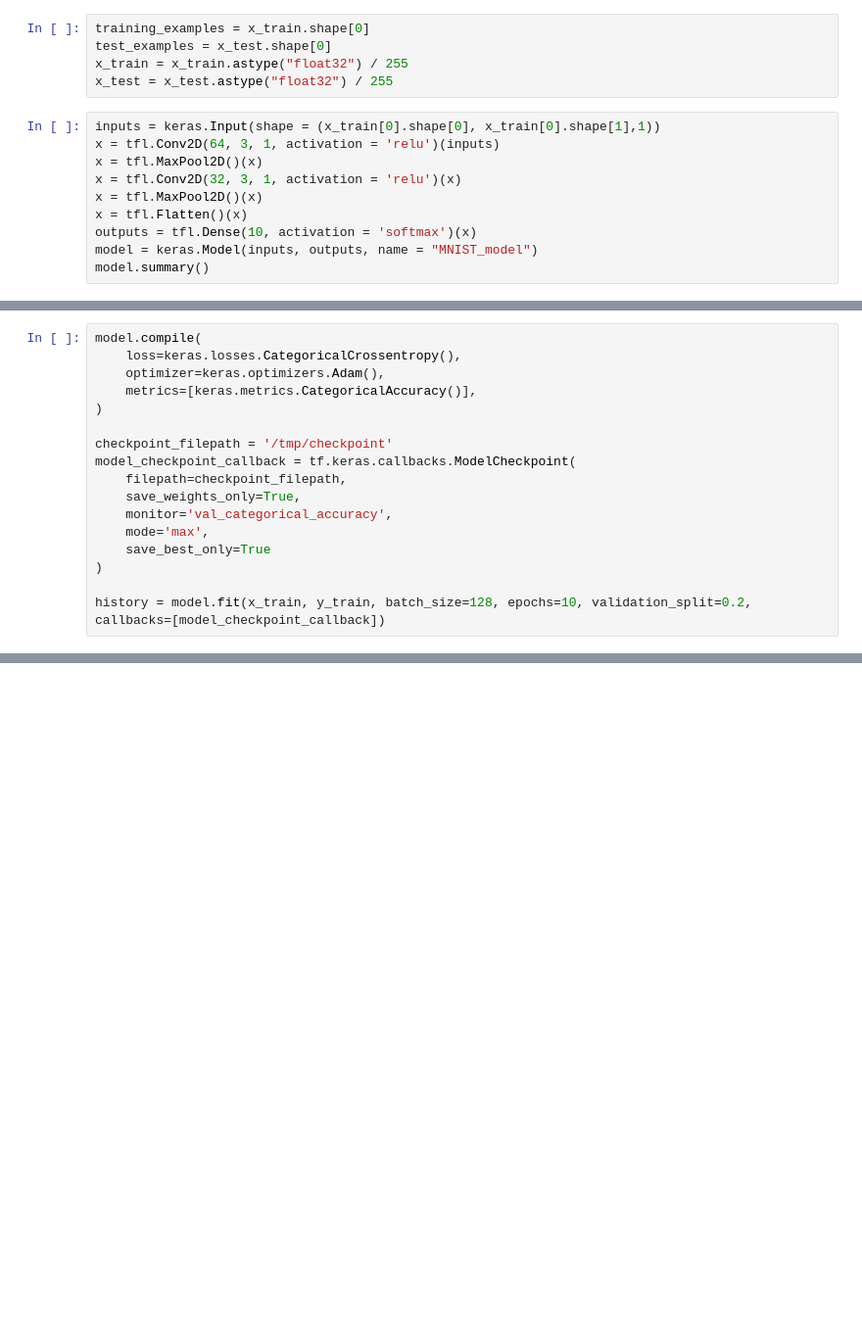
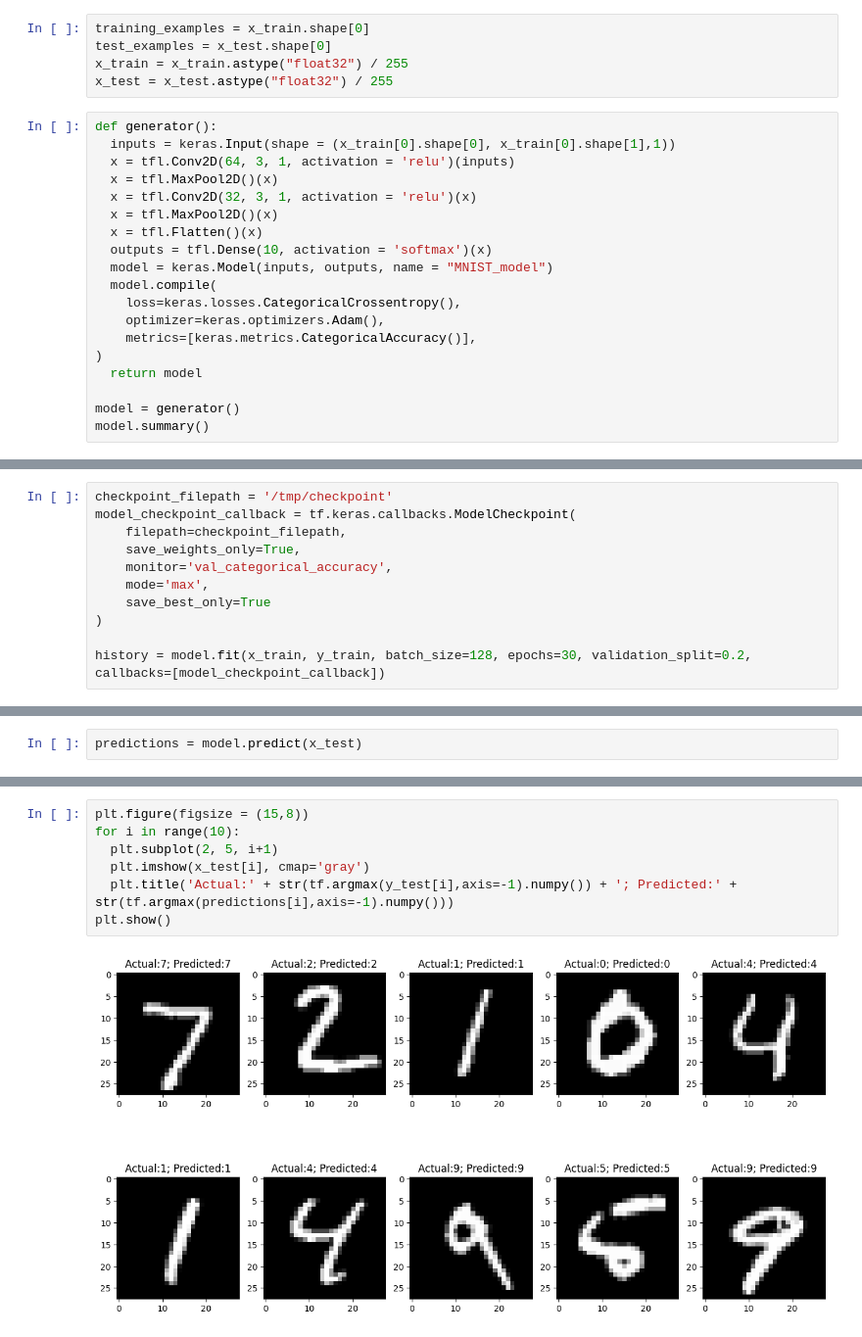
Before and after one commit to Mehul-Agrawal410/SOS_2023, a Jupyter notebook: MNIST_digit_identification.ipynb, the cells around one changed output, grey strips where cells are left out. Shown at 98% size. Cells and saved outputs as stored; diff of their text form; blank space fills up the shorter version.

Commit message:
Show some predicted results

```diff
--- a/MNIST_digit_identification.ipynb
+++ b/MNIST_digit_identification.ipynb
@@ -35,14 +35,23 @@ test_examples = x_test.shape[0]
 x_train = x_train.astype("float32") / 255
 x_test = x_test.astype("float32") / 255
 # %%
-inputs = keras.Input(shape = (x_train[0].shape[0], x_train[0].shape[1],1))
-x = tfl.Conv2D(64, 3, 1, activation = 'relu')(inputs)
-x = tfl.MaxPool2D()(x)
-x = tfl.Conv2D(32, 3, 1, activation = 'relu')(x)
-x = tfl.MaxPool2D()(x)
-x = tfl.Flatten()(x)
-outputs = tfl.Dense(10, activation = 'softmax')(x)
-model = keras.Model(inputs, outputs, name = "MNIST_model")
+def generator():
+  inputs = keras.Input(shape = (x_train[0].shape[0], x_train[0].shape[1],1))
+  x = tfl.Conv2D(64, 3, 1, activation = 'relu')(inputs)
+  x = tfl.MaxPool2D()(x)
+  x = tfl.Conv2D(32, 3, 1, activation = 'relu')(x)
+  x = tfl.MaxPool2D()(x)
+  x = tfl.Flatten()(x)
+  outputs = tfl.Dense(10, activation = 'softmax')(x)
+  model = keras.Model(inputs, outputs, name = "MNIST_model")
+  model.compile(
+    loss=keras.losses.CategoricalCrossentropy(),
+    optimizer=keras.optimizers.Adam(),
+    metrics=[keras.metrics.CategoricalAccuracy()],
+)
+  return model
+
+model = generator()
 model.summary()
 # %% [output]
 Model: "MNIST_model"
@@ -63,12 +72,6 @@ Trainable params: 27,114
 Non-trainable params: 0
 _________________________________________________________________
 # %%
-model.compile(
-    loss=keras.losses.CategoricalCrossentropy(),
-    optimizer=keras.optimizers.Adam(),
-    metrics=[keras.metrics.CategoricalAccuracy()],
-)
-
 checkpoint_filepath = '/tmp/checkpoint'
 model_checkpoint_callback = tf.keras.callbacks.ModelCheckpoint(
     filepath=checkpoint_filepath,
@@ -78,5 +81,5 @@ model_checkpoint_callback = tf.keras.callbacks.ModelCheckpoint(
     save_best_only=True
 )
 
-history = model.fit(x_train, y_train, batch_size=128, epochs=10, validation_split=0.2, callbacks=[model_checkpoint_callback])
+history = model.fit(x_train, y_train, batch_size=128, epochs=30, validation_split=0.2, callbacks=[model_checkpoint_callback])
 # %% [output]
@@ -108,0 +128,2 @@ Test accuracy: 0.989300012588501
+# %%
+predictions = model.predict(x_test)
@@ -108,0 +132,9 @@ Test accuracy: 0.989300012588501
+# %%
+plt.figure(figsize = (15,8))
+for i in range(10):
+  plt.subplot(2, 5, i+1)
+  plt.imshow(x_test[i], cmap='gray')
+  plt.title('Actual:' + str(tf.argmax(y_test[i],axis=-1).numpy()) + '; Predicted:' + str(tf.argmax(predictions[i],axis=-1).numpy()))
+plt.show()
+# %% [output]
+[figure, added]
```
Also changed, not shown: parts of 4 cells of this notebook.
